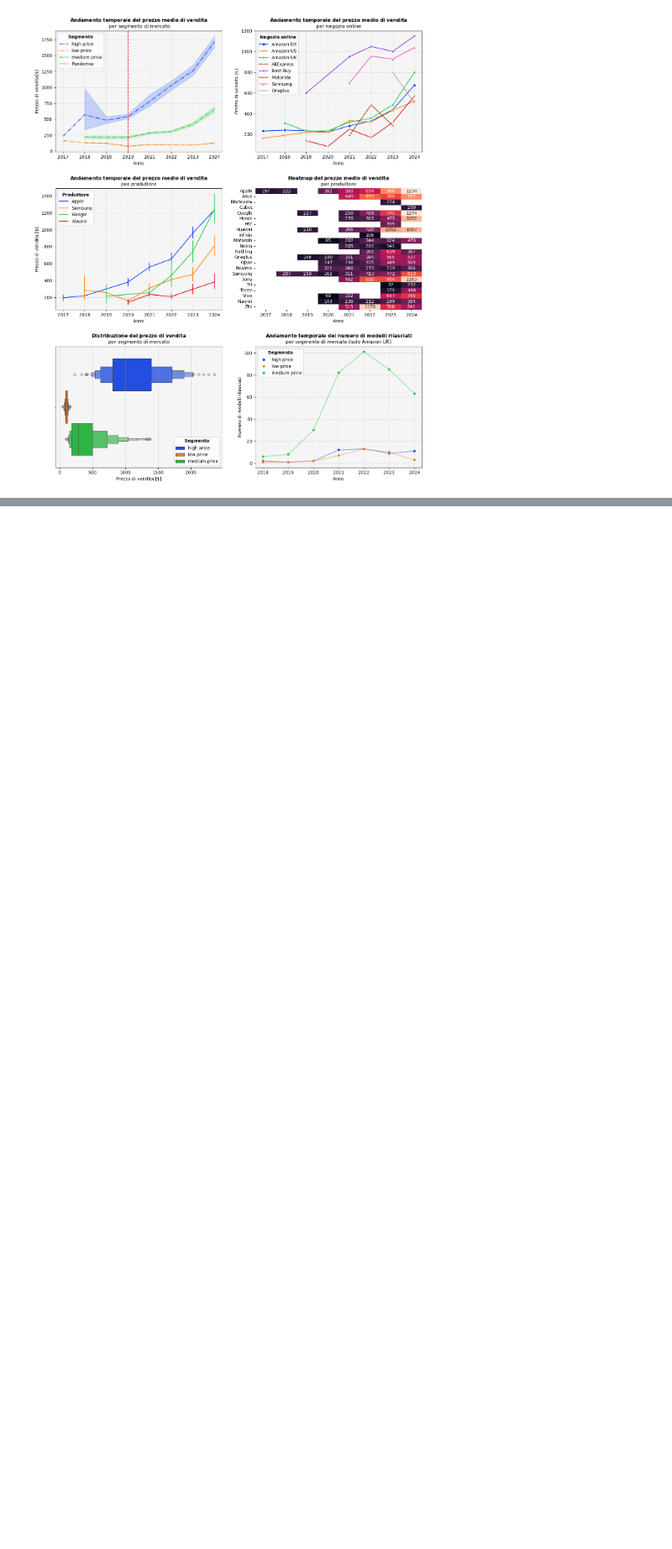
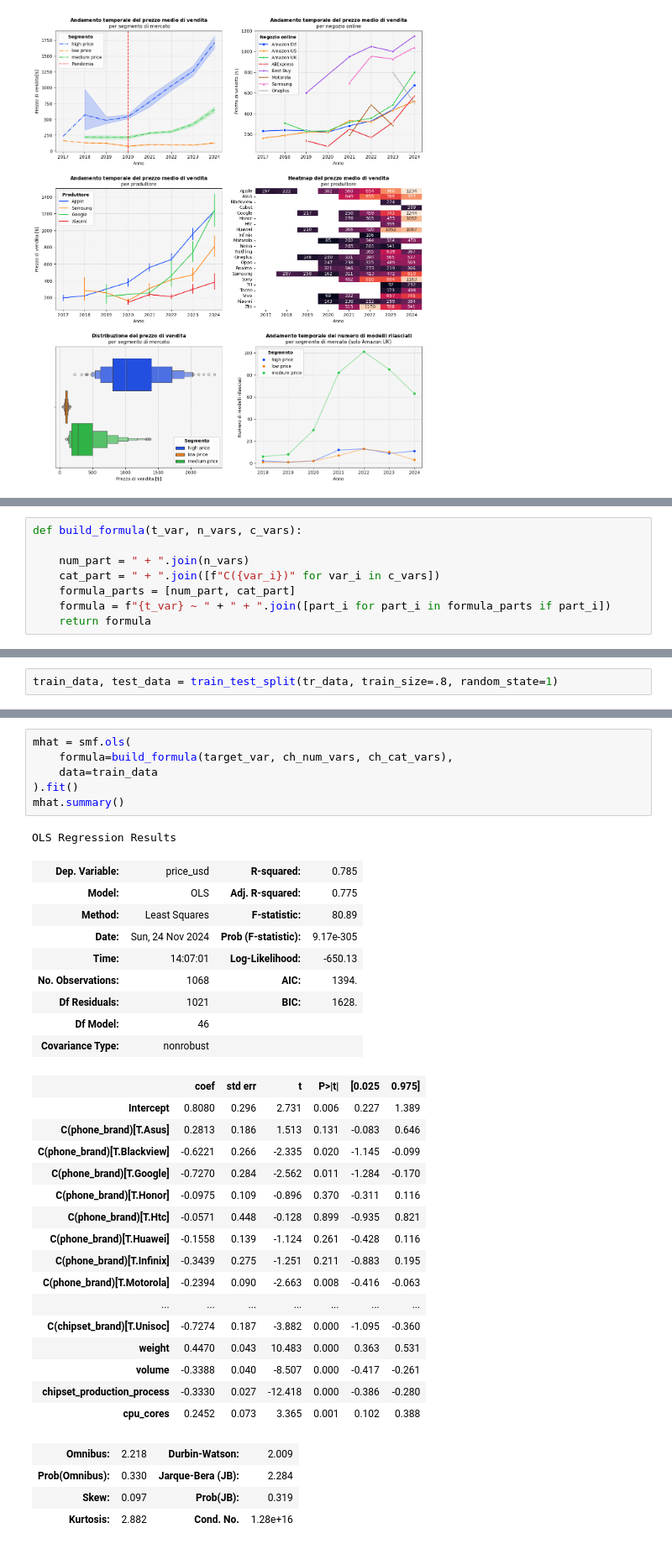
Before and after one commit to lamferzon/crash-course-Python, a Jupyter notebook: Lezioni/3. Caso di studio.ipynb, the cells around one changed output, grey strips where cells are left out. Shown at 84% size. Drawn from its saved outputs; the diff is of its cells as text; blank space fills up the shorter version.

Commit message:
Eseguita analisi preliminare e model selection

```diff
--- a/Lezioni/3. Caso di studio.ipynb
+++ b/Lezioni/3. Caso di studio.ipynb
@@ -405,0 +653,8 @@ sns.heatmap(data.pivot_table(
+# %%
+def build_formula(t_var, n_vars, c_vars):
+
+    num_part = " + ".join(n_vars)
+    cat_part = " + ".join([f"C({var_i})" for var_i in c_vars])
+    formula_parts = [num_part, cat_part]
+    formula = f"{t_var} ~ " + " + ".join([part_i for part_i in formula_parts if part_i])
+    return formula
@@ -405,0 +663,2 @@ sns.heatmap(data.pivot_table(
+# %%
+train_data, test_data = train_test_split(tr_data, train_size=.8, random_state=1)
@@ -405,0 +745,37 @@ sns.heatmap(data.pivot_table(
+# %%
+mhat = smf.ols(
+    formula=build_formula(target_var, ch_num_vars, ch_cat_vars),
+    data=train_data
+).fit()
+mhat.summary()
+# %% [output]
+OLS Regression Results
+| Dep. Variable: | price_usd | R-squared: | 0.785 |
+| Model: | OLS | Adj. R-squared: | 0.775 |
+| Method: | Least Squares | F-statistic: | 80.89 |
+| Date: | Sun, 24 Nov 2024 | Prob (F-statistic): | 9.17e-305 |
+| Time: | 14:07:01 | Log-Likelihood: | -650.13 |
+| No. Observations: | 1068 | AIC: | 1394. |
+| Df Residuals: | 1021 | BIC: | 1628. |
+| Df Model: | 46 |  |  |
+| Covariance Type: | nonrobust |  |  |
+|  | coef | std err | t | P>|t| | [0.025 | 0.975] |
+| Intercept | 0.8080 | 0.296 | 2.731 | 0.006 | 0.227 | 1.389 |
+| C(phone_brand)[T.Asus] | 0.2813 | 0.186 | 1.513 | 0.131 | -0.083 | 0.646 |
+| C(phone_brand)[T.Blackview] | -0.6221 | 0.266 | -2.335 | 0.020 | -1.145 | -0.099 |
+| C(phone_brand)[T.Google] | -0.7270 | 0.284 | -2.562 | 0.011 | -1.284 | -0.170 |
+| C(phone_brand)[T.Honor] | -0.0975 | 0.109 | -0.896 | 0.370 | -0.311 | 0.116 |
+| C(phone_brand)[T.Htc] | -0.0571 | 0.448 | -0.128 | 0.899 | -0.935 | 0.821 |
+| C(phone_brand)[T.Huawei] | -0.1558 | 0.139 | -1.124 | 0.261 | -0.428 | 0.116 |
+| C(phone_brand)[T.Infinix] | -0.3439 | 0.275 | -1.251 | 0.211 | -0.883 | 0.195 |
+| C(phone_brand)[T.Motorola] | -0.2394 | 0.090 | -2.663 | 0.008 | -0.416 | -0.063 |
+| ... | ... | ... | ... | ... | ... | ... |
+| C(chipset_brand)[T.Unisoc] | -0.7274 | 0.187 | -3.882 | 0.000 | -1.095 | -0.360 |
+| weight | 0.4470 | 0.043 | 10.483 | 0.000 | 0.363 | 0.531 |
+| volume | -0.3388 | 0.040 | -8.507 | 0.000 | -0.417 | -0.261 |
+| chipset_production_process | -0.3330 | 0.027 | -12.418 | 0.000 | -0.386 | -0.280 |
+| cpu_cores | 0.2452 | 0.073 | 3.365 | 0.001 | 0.102 | 0.388 |
+| Omnibus: | 2.218 | Durbin-Watson: | 2.009 |
+| Prob(Omnibus): | 0.330 | Jarque-Bera (JB): | 2.284 |
+| Skew: | 0.097 | Prob(JB): | 0.319 |
+| Kurtosis: | 2.882 | Cond. No. | 1.28e+16 |
```
Also changed, not shown: parts of 27 cells of this notebook.
